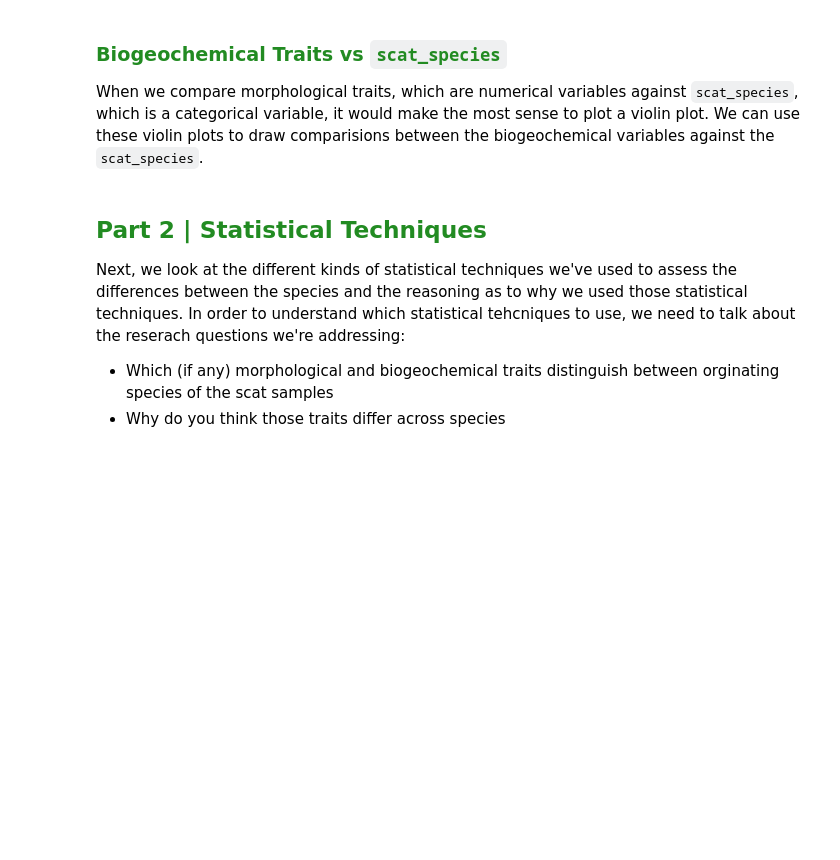
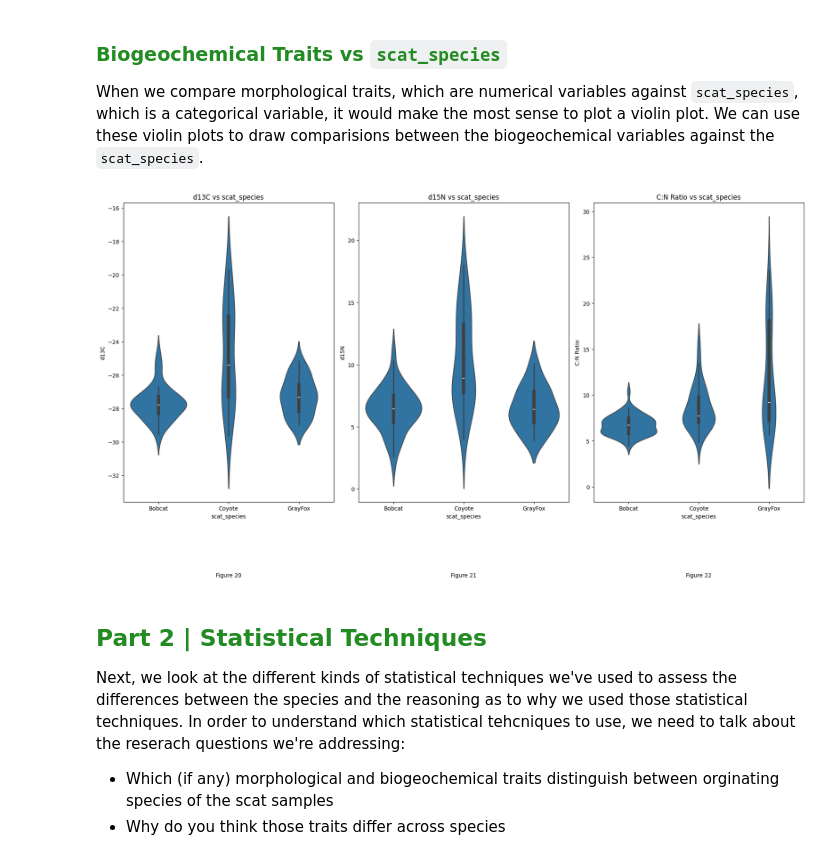
Before and after one commit to chowdhuryj-github/BobcatsCoyotesFoxes, a Jupyter notebook: lab/Midterm_Project_JIC.ipynb, the cells around one changed output. Drawn from its saved outputs; the diff is of its cells as text; code cells hidden in the pictures; blank space fills up the shorter version.

```diff
--- a/lab/Midterm_Project_JIC.ipynb
+++ b/lab/Midterm_Project_JIC.ipynb
@@ -354,10 +504,12 @@ box_plot_visualize(scat_df["scat_species"], morophological_list, 2, 3, scat_df)
 When we compare morphological traits, which are numerical variables against `scat_species`, which is a categorical variable, it would make the most sense to plot a violin plot. We can use these violin plots to draw comparisions between the biogeochemical variables against the `scat_species`.
 # %%
 # setting up a list of biogeochemical traits
-biogeocchemical_list = ['d13C', 'd15N', 'C:N Ratio']
+biogeochemical_list = ['d13C', 'd15N', 'C:N Ratio']
 
 # creating the plots for comparing the biogeochemical traits against the response variable
-violin_plot_visualize(scat_df["scat_species"], biogeocchemical_list, 1, 3, scat_df)
+violin_plot_visualize(scat_df["scat_species"], biogeochemical_list, 1, 3, scat_df, "biogeochemical")
+# %% [output]
+[figure, added]
 # %% [markdown]
 ## <span style="color:#228B22">Part 2 | Statistical Techniques</span>
 Next, we look at the different kinds of statistical techniques we've used to assess the differences between the species and the reasoning as to why we used those statistical techniques. In order to understand which statistical tehcniques to use, we need to talk about the reserach questions we're addressing:
```
Also changed, not shown: parts of 26 cells of this notebook, 12 other files.
